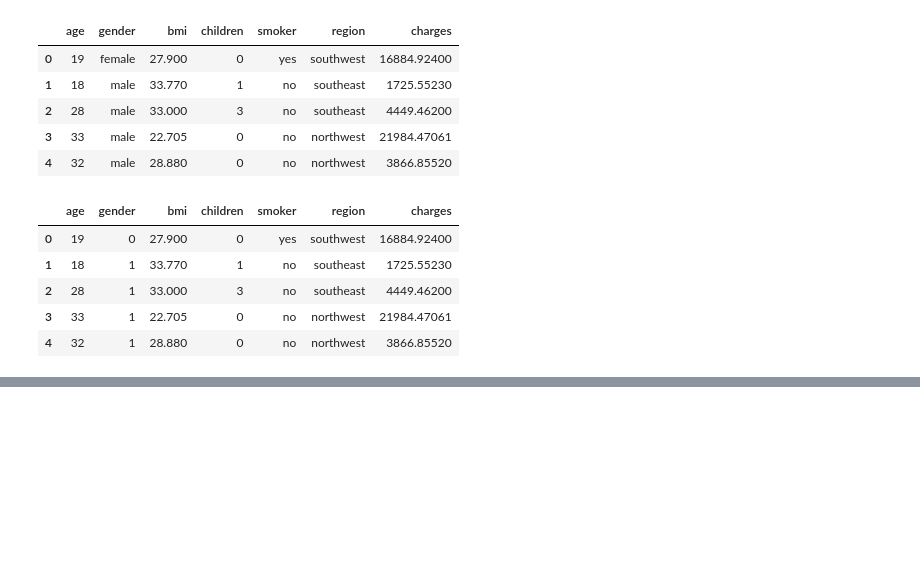
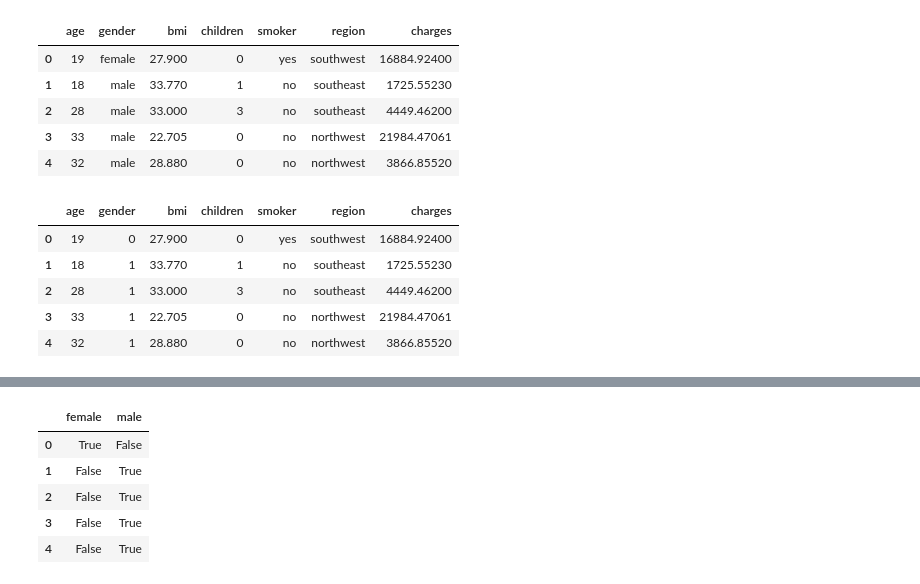
Before and after one commit to Dipto755/Introduction-to-Machine-Learning, a Jupyter notebook: Assignment 2/Assignment 2.ipynb, the cells around one changed output, grey strips where cells are left out. Saved outputs shown, nothing was run; the diff lists cells and outputs as text; code cells hidden in the pictures; blank space fills up the shorter version.

```diff
--- a/Assignment 2/Assignment 2.ipynb
+++ b/Assignment 2/Assignment 2.ipynb
@@ -221,0 +293,11 @@ df2.head()
+# %%
+dummy = pd.get_dummies(df4.gender, columns=df4.gender.unique)
+# %%
+dummy.head()
+# %% [output]
+|  | female | male |
+| 0 | True | False |
+| 1 | False | True |
+| 2 | False | True |
+| 3 | False | True |
+| 4 | False | True |
```
Also changed, not shown: parts of 14 cells of this notebook.
